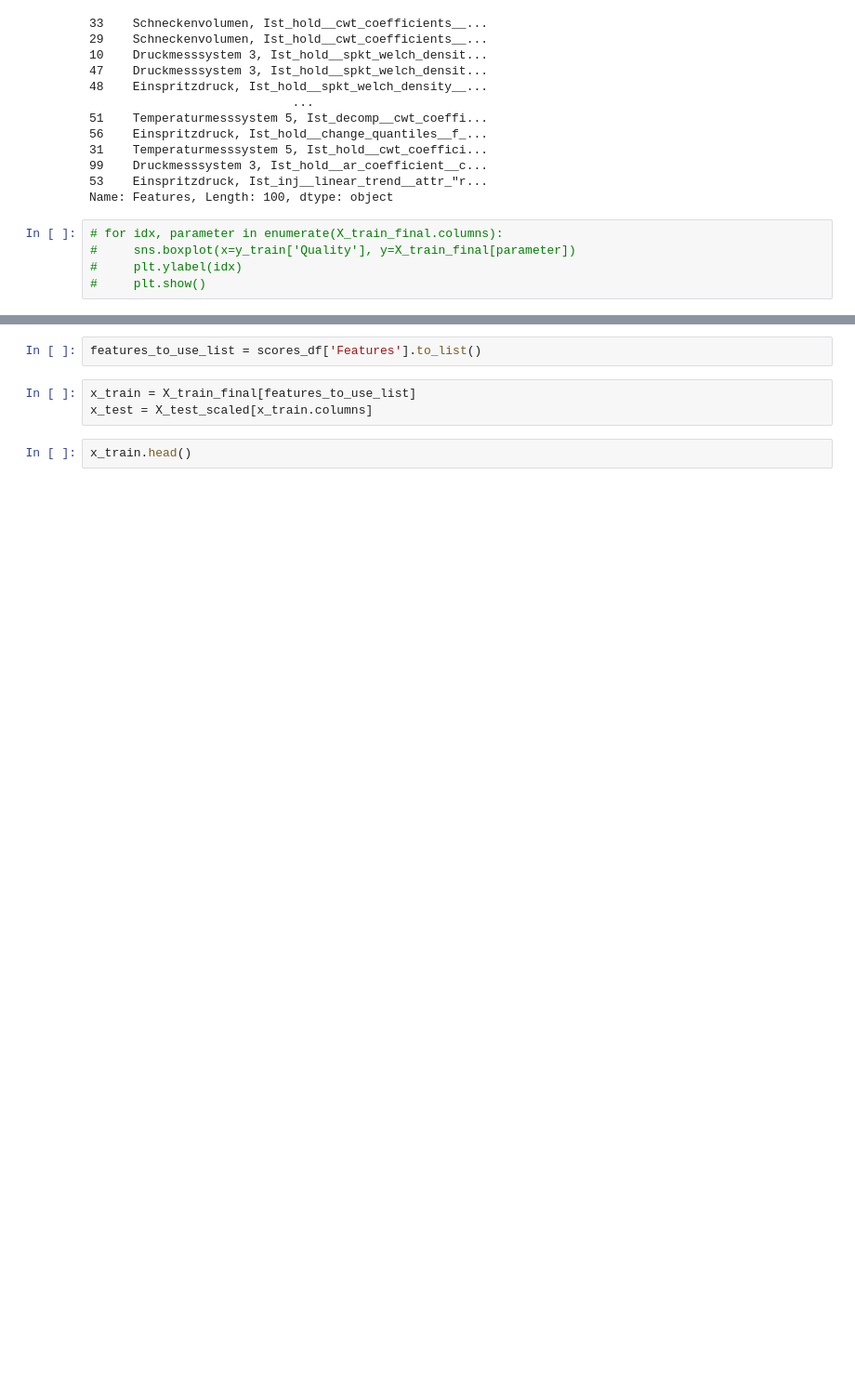
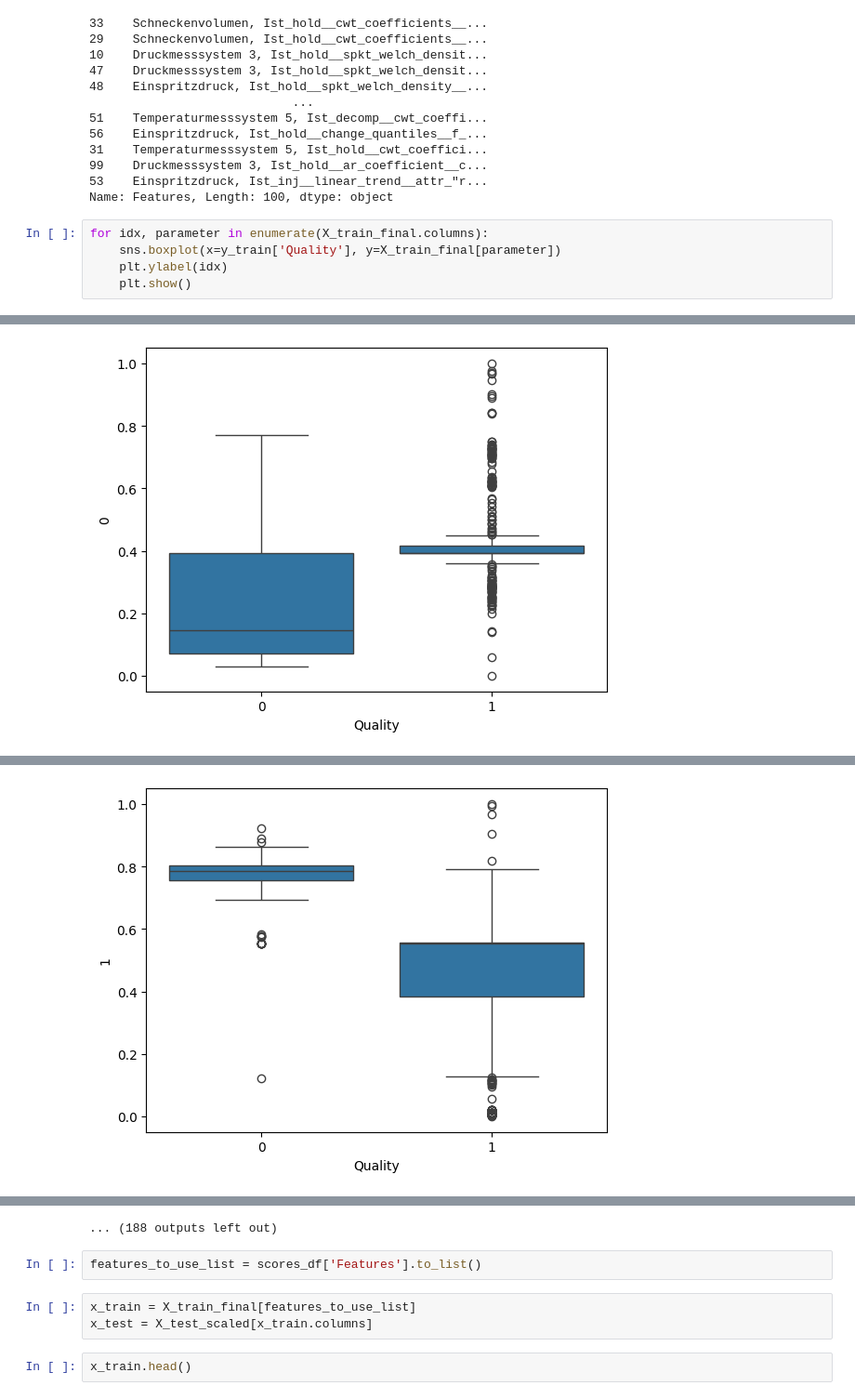
Before and after one commit to andresmorenoviteri/digital-twin, a Jupyter notebook: notebooks/kedro_functions.ipynb, the cells around one changed output, grey strips where cells are left out. Shown at 93% size. Saved outputs shown, nothing was run; the diff lists cells and outputs as text; blank space fills up the shorter version.

```diff
--- a/notebooks/kedro_functions.ipynb
+++ b/notebooks/kedro_functions.ipynb
@@ -1206,7 +1208,8 @@ scores_df['Features']
 53    Einspritzdruck, Ist_inj__linear_trend__attr_"r...
 Name: Features, Length: 100, dtype: object
 # %%
-# for idx, parameter in enumerate(X_train_final.columns):
-#     sns.boxplot(x=y_train['Quality'], y=X_train_final[parameter])
-#     plt.ylabel(idx)
-#     plt.show()
+for idx, parameter in enumerate(X_train_final.columns):
+    sns.boxplot(x=y_train['Quality'], y=X_train_final[parameter])
+    plt.ylabel(idx)
+    plt.show()
+# %% [output]
@@ -1212,0 +1217 @@ Name: Features, Length: 100, dtype: object
+[figure, added]
@@ -1212,0 +1219 @@ Name: Features, Length: 100, dtype: object
+[figure, added]
@@ -1213,3 +1228,4 @@ Name: Features, Length: 100, dtype: object
+... (188 outputs left out)
 # %%
 features_to_use_list = scores_df['Features'].to_list()
 # %%
```
Also changed, not shown: parts of 13 cells of this notebook, 1 other file.
